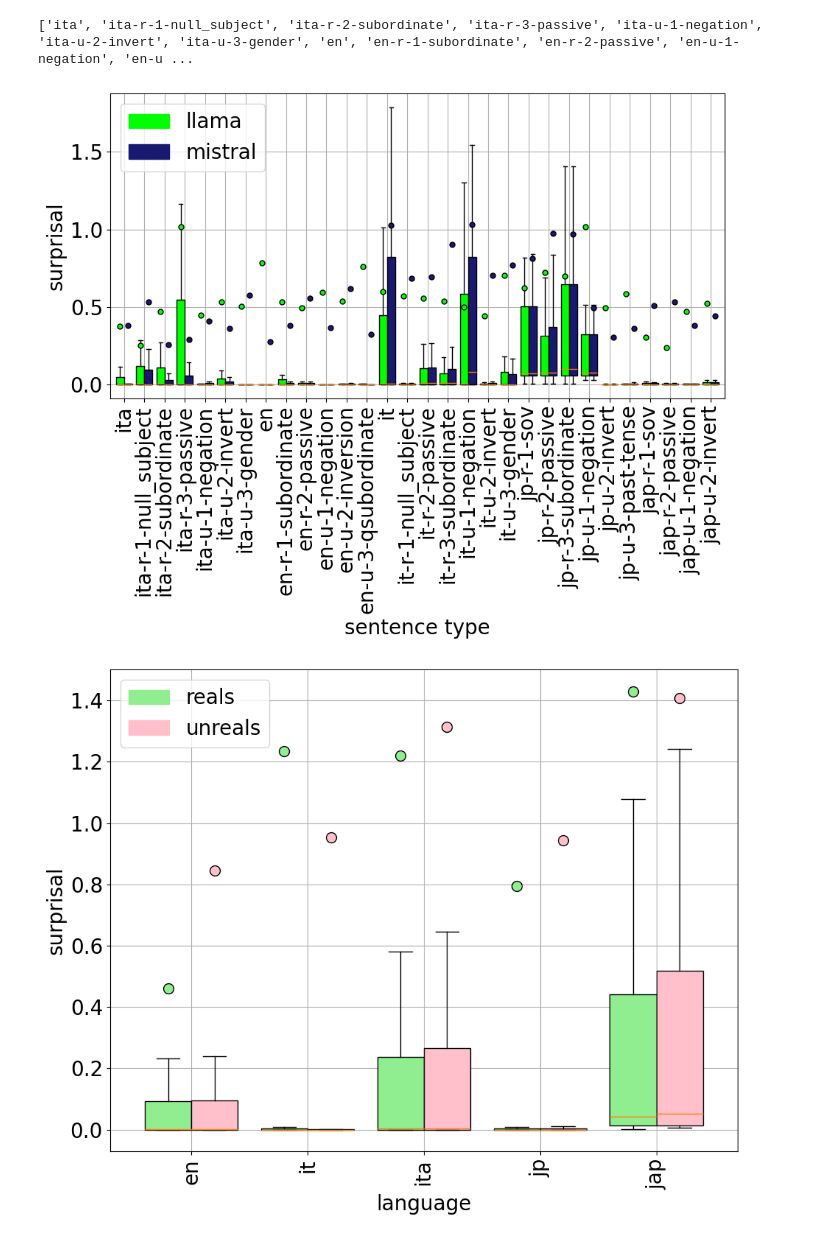
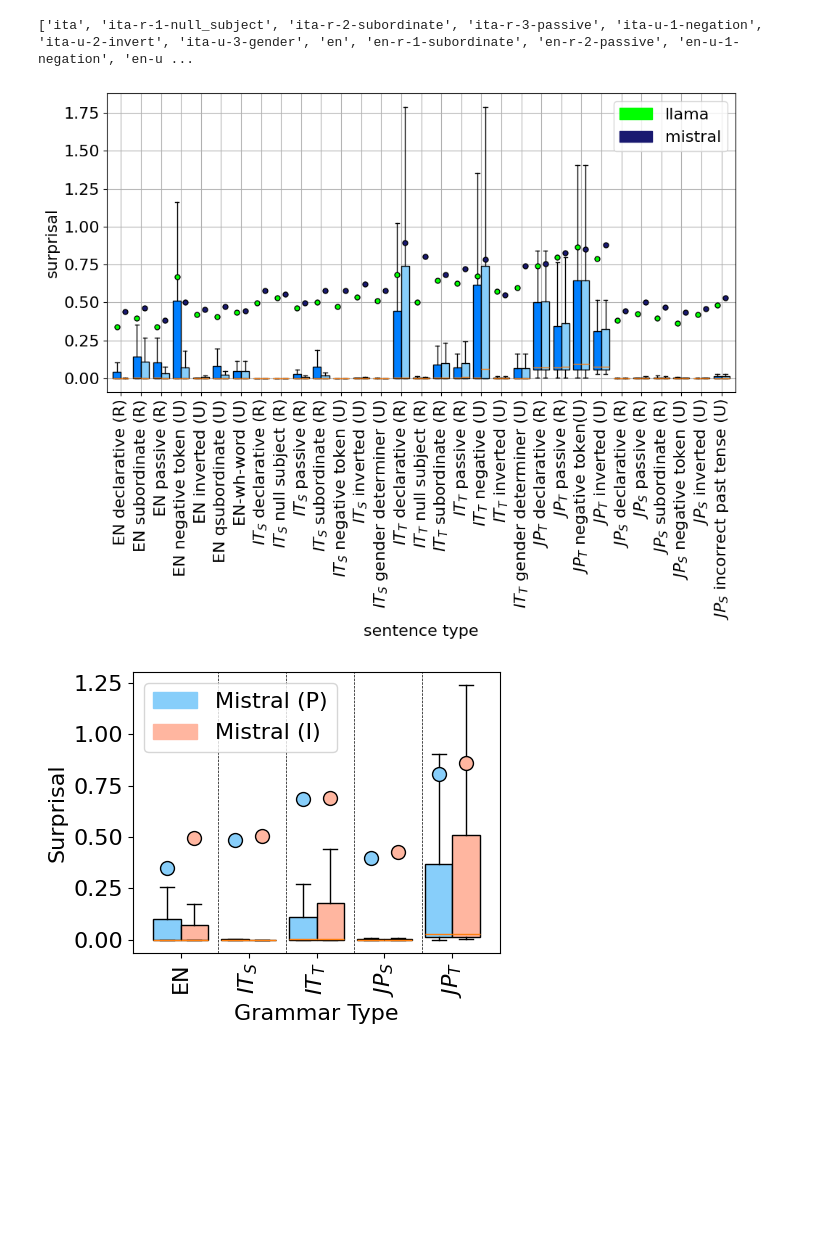
Before and after one commit to arunasank/disjoint-processing-llms, a Jupyter notebook: icl-notebooks/icl_grammars-surprisal.ipynb, the cells around one changed output. Drawn from its saved outputs; the diff is of its cells as text; code cells hidden in the pictures; blank space fills up the shorter version.

```diff
--- a/icl-notebooks/icl_grammars-surprisal.ipynb
+++ b/icl-notebooks/icl_grammars-surprisal.ipynb
@@ -9,13 +9,13 @@ import warnings
 import ast
 warnings.filterwarnings('ignore')
 # %%
-PREFIX = '/home/gridsan/arunas/broca/'
+PREFIX = '/mnt/align4_drive/arunas/broca/'
 
 og = pd.read_csv(f'{PREFIX}/data-gen/ngs.csv')
 gCols = [col for col in og.columns if not 'ng-' in col]
-f = pd.read_csv(f'/home/gridsan/arunas/broca/llama/experiments/llama-classification-train-test-det-{gCols[0]}.csv')
-m = pd.read_csv(f'/home/gridsan/arunas/broca/mistral/experiments/mistral-classification-train-test-det-{gCols[0]}.csv')
-g = pd.read_csv('/home/gridsan/arunas/broca/llama/experiments/llama-classification-train-test-acc.csv')
+f = pd.read_csv(f'/mnt/align4_drive/arunas/broca/llama/experiments/new-prompt-prologue-random-seed/{gCols[0]}.csv')
+m = pd.read_csv(f'/mnt/align4_drive/arunas/broca/mistral/experiments/new-prompt-prologue-random-seed/{gCols[0]}.csv')
+# g = pd.read_csv('/home/gridsan/arunas/broca/llama/experiments/llama-classification-train-test-acc.csv')
 for col in gCols[1:]:
-    f = pd.concat([f, pd.read_csv(f'/home/gridsan/arunas/broca/llama/experiments/llama-classification-train-test-det-{col}.csv')])
-    m = pd.concat([m, pd.read_csv(f'/home/gridsan/arunas/broca/mistral/experiments/mistral-classification-train-test-det-{col}.csv')])
+    f = pd.concat([f, pd.read_csv(f'/mnt/align4_drive/arunas/broca/llama/experiments/new-prompt-prologue-random-seed/{col}.csv')])
+    m = pd.concat([m, pd.read_csv(f'/mnt/align4_drive/arunas/broca/mistral/experiments/new-prompt-prologue-random-seed/{col}.csv')])
@@ -49,32 +97,33 @@ for sent_type_idx, sent_type in enumerate(sorted(f['type'].unique())):
     # mdiff_surps.append([ mug_surps[idx] - mg_surps[idx] for idx in range(min(len(mg_surps), len(mug_surps))) ])
 
 plt.grid()
-matplotlib.rc('font', **font)
+# matplotlib.rc('font', **font)
 
 positions = np.arange(1, len(gCols) + 1)
 
 for i in range(len(gCols)):
     bp = plt.boxplot([ldiff_surps[i], mdiff_surps[i]], positions=[positions[i], positions[i] + 0.4],
                 widths=0.4, autorange=True, patch_artist=True, showfliers=False, vert=True, showmeans=True)
-    for patch, color in zip(bp['boxes'], ['lime', 'midnightblue']):
+    for patch, color in zip(bp['boxes'], colors):
         patch.set_facecolor(color)
 
     for mean, color in zip([bp['means'][0], bp['means'][1]], ['lime', 'midnightblue']):
         mean.set(markerfacecolor=color, marker='o', markersize=5, markeredgecolor="black")
 
 plt.xlabel("sentence type")
-plt.xticks(positions + 0.2, gCols, rotation=90)
+plt.xticks(positions + 0.2, [new_names[col] for col in sorted(gCols)], rotation=90)
 plt.ylabel("surprisal")
 legend_handles = [plt.Rectangle((0,0),0.5,0.5, color='lime'), plt.Rectangle((0,0),0.5,0.5, color='midnightblue')]
 plt.legend(legend_handles, ['llama', 'mistral'])
 
 sfig.tight_layout()
-sfig.savefig('/home/gridsan/arunas/broca/llama-mistral-ug-g-diff-surprisals.png')
+# sfig.savefig('/home/gridsan/arunas/broca/llama-mistral-ug-g-diff-surprisals.png')
 plt.show()
 # %% [output]
 ['ita', 'ita-r-1-null_subject', 'ita-r-2-subordinate', 'ita-r-3-passive', 'ita-u-1-negation', 'ita-u-2-invert', 'ita-u-3-gender', 'en', 'en-r-1-subordinate', 'en-r-2-passive', 'en-u-1-negation', 'en-u ...
-[figure, old version]
+[figure, new version]
 # %%
+plt.rcParams.update({'font.size': 16})  #
 def get_surps(f, cols):
     ur_surps = []
     g_surps = []
@@ -93,43 +142,47 @@ def get_surps(f, cols):
                 g_surps.append(myList)
 
     allg_surps = np.array([i for s in g_surps for i in s])
     allug_surps = np.array([i for s in ur_surps for i in s])
     return sorted(allg_surps), sorted(allug_surps)
 
 ldiff_surps = []
 mdiff_surps = []
-sfig, ax = plt.subplots(figsize=(10, 8))
+sfig, ax = plt.subplots(figsize=(5, 5))
 
 en_real, en_unreal = get_surps(m, ['en', 'en-r-1-subordinate', 'en-r-2-passive', 'en-u-1-negation', 'en-u-2-inversion', 'en-u-3-qsubordinate'])
 it_real, it_unreal = get_surps(m, ['it', 'it-r-1-null_subject', 'it-r-2-passive', 'it-r-3-subordinate', 'it-u-1-negation', 'it-u-2-invert', 'it-u-3-gender'])
 ita_real, ita_unreal = get_surps(m, ['ita', 'ita-r-1-null_subject', 'ita-r-2-subordinate', 'ita-r-3-passive', 'ita-u-1-negation', 'ita-u-2-invert', 'ita-u-3-gender'])
 jap_real, jap_unreal = get_surps(m, ['jap-r-1-sov','jap-r-2-passive','jap-u-1-negation','jap-u-2-invert'])
 jp_real, jp_unreal = get_surps(m, ['jp-r-1-sov', 'jp-r-2-passive', 'jp-r-3-subordinate', 'jp-u-1-negation', 'jp-u-2-invert', 'jp-u-3-past-tense'])
 reals = [en_real, it_real, ita_real, jp_real, jap_real]
 unreals = [en_unreal, it_unreal, ita_unreal, jp_unreal, jap_unreal]
-plt.grid()
-matplotlib.rc('font', **font)
+# plt.grid()
+# matplotlib.rc('font', **font)
 
 positions = np.arange(1, len(reals) + 1)
 
 for i in range(len(reals)):
     bp = plt.boxplot([reals[i], unreals[i]], positions=[positions[i], positions[i] + 0.4],
                 widths=0.4, autorange=True, patch_artist=True, showfliers=False, vert=True, showmeans=True)
-    for patch, color in zip(bp['boxes'], ['lightgreen', 'pink']):
+    for patch, color in zip(bp['boxes'], ['#87CEFA', '#FFB6A0']):
         patch.set_facecolor(color)
 
-    for mean, color in zip([bp['means'][0], bp['means'][1]], ['lightgreen', 'pink']):
+    for mean, color in zip([bp['means'][0], bp['means'][1]], ['#87CEFA', '#FFB6A0']):
         mean.set(markerfacecolor=color, marker='o', markersize=10, markeredgecolor="black")
 
-plt.xlabel("language")
-plt.xticks(positions + 0.2, ['en', 'it', 'ita', 'jp', 'jap'], rotation=90)
-plt.ylabel("surprisal")
-legend_handles = [plt.Rectangle((0,0),1,1, color='lightgreen'), plt.Rectangle((0,0),1,1, color='pink')]
-plt.legend(legend_handles, ['reals', 'unreals'], loc='upper left')
+plt.xlabel("Grammar Type")
+plt.xticks(positions + 0.2, ['EN', '$IT_S$', '$IT_T$', '$JP_S$', '$JP_T$'], rotation=90)
+plt.ylabel("Surprisal")
+plt.axvline(x=1.75, color='black', linestyle='--', linewidth=0.5)
+plt.axvline(x=2.75, color='black', linestyle='--', linewidth=0.5)
+plt.axvline(x=3.75, color='black', linestyle='--', linewidth=0.5)
+plt.axvline(x=4.75, color='black', linestyle='--', linewidth=0.5)
+legend_handles = [plt.Rectangle((0,0),1,1, color='#87CEFA'), plt.Rectangle((0,0),1,1, color='#FFB6A0')]
+plt.legend(legend_handles, ['Mistral (P)', 'Mistral (I)'], loc='upper left')
 
 sfig.tight_layout()
-sfig.savefig('/home/gridsan/arunas/broca/mistral/experiments/mistral-surprisals-r-u.png')
+sfig.savefig('/mnt/align4_drive/arunas/broca/mistral/experiments/new-prompt-prologue-random-seed/mistral-surprisals.png')
 plt.show()
 # %% [output]
-[figure, old version]
+[figure, new version]
 # %%
```
Also changed, not shown: parts of 2 cells of this notebook, 18 other files.
